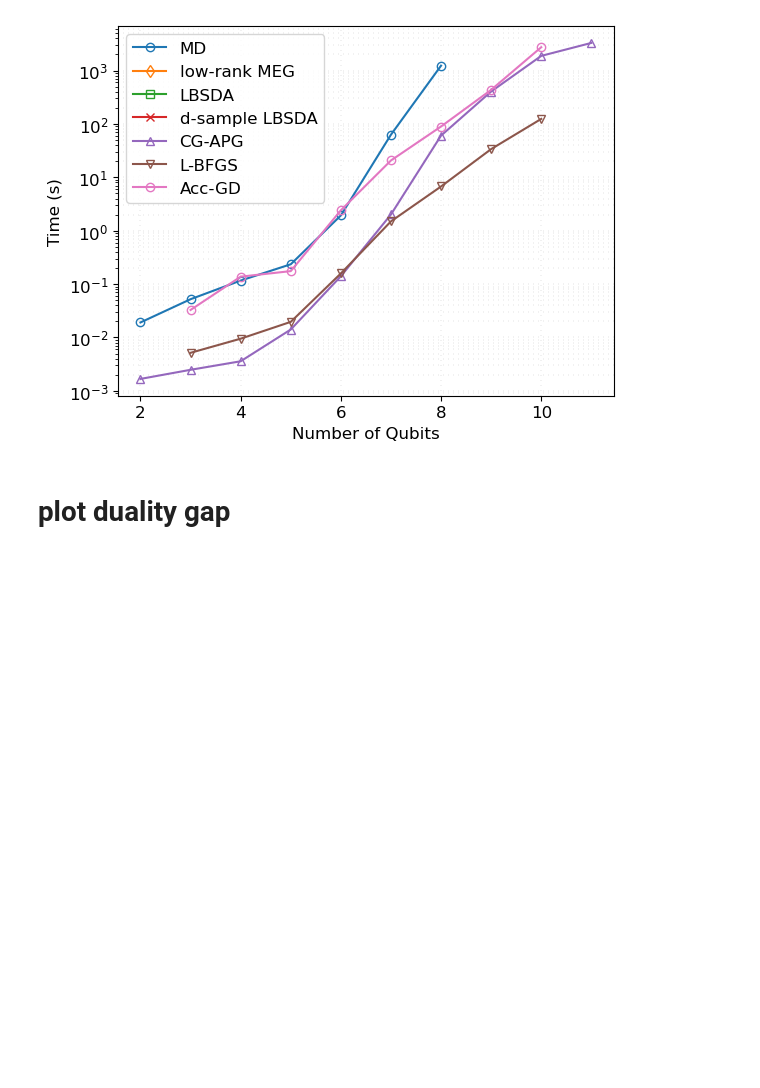
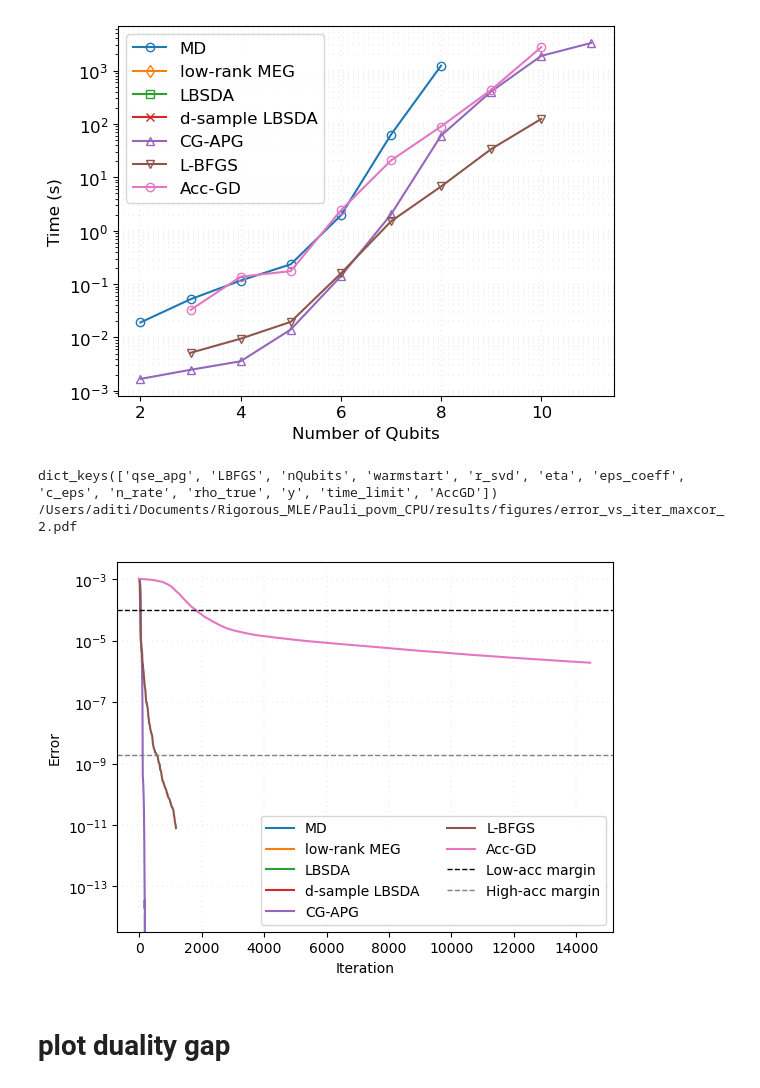
Before and after one commit to Additi-K/Rigorous-MLE, a Jupyter notebook: Pauli_povm_CPU/main.ipynb, the cells around one changed output. Drawn from its saved outputs; the diff is of its cells as text; code cells hidden in the pictures; blank space fills up the shorter version.

```diff
--- a/Pauli_povm_CPU/main.ipynb
+++ b/Pauli_povm_CPU/main.ipynb
@@ -94,6 +94,13 @@ algo_list = [EMD, approx_MEG,LBSDA, d_LBSDA, qse_apg, LBFGS, AccGD]
 plot_fval_vs_qubits("/Users/aditi/Documents/QST_camera_ready/results/data/maxcor_2", algo_list)#, "/Users/aditi/Documents/QST_camera_ready/results/figures")
 # %% [output]
 [figure]
+# %%
+algo_list = [EMD, approx_MEG,LBSDA, d_LBSDA, qse_apg, LBFGS, AccGD]
+plot_error_vs_iter("/Users/aditi/Documents/Rigorous_MLE/Pauli_povm_CPU/results/r_d_4/maxcor_2", algo_list, 9, "/Users/aditi/Documents/Rigorous_MLE/Pauli_povm_CPU/results/figures")
+# %% [output]
+dict_keys(['qse_apg', 'LBFGS', 'nQubits', 'warmstart', 'r_svd', 'eta', 'eps_coeff', 'c_eps', 'n_rate', 'rho_true', 'y', 'time_limit', 'AccGD'])
+/Users/aditi/Documents/Rigorous_MLE/Pauli_povm_CPU/results/figures/error_vs_iter_maxcor_2.pdf
+[figure, added]
 # %%
 import scipy.sparse
 import scipy.sparse.linalg
```
Also changed, not shown: parts of 1 cell of this notebook, 2 other files.
